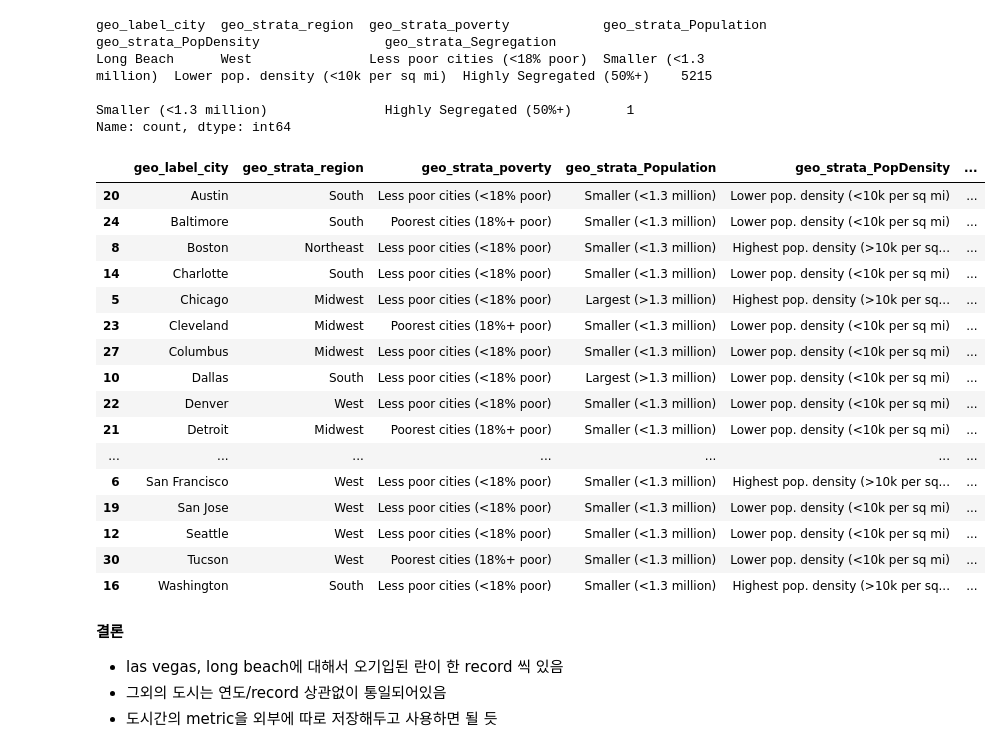
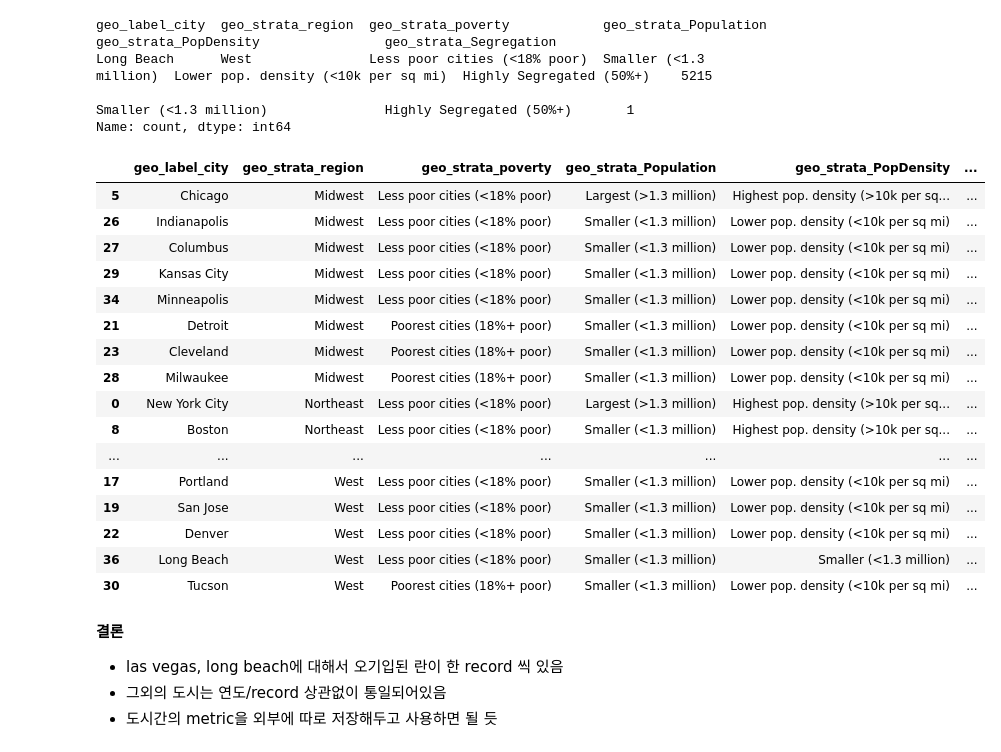
Before and after one commit to WASSUP-AIModel-3rd-Project1/Project-1, a Jupyter notebook: research/240619_EDA_geo.ipynb, the cells around one changed output. Cells and saved outputs as stored; diff of their text form; code cells hidden in the pictures.

```diff
--- a/research/240619_EDA_geo.ipynb
+++ b/research/240619_EDA_geo.ipynb
@@ -942,25 +946,25 @@ Long Beach      West               Less poor cities (<18% poor)  Smaller (<1.3 m
                                                                                          Smaller (<1.3 million)               Highly Segregated (50%+)       1
 Name: count, dtype: int64
 # %%
-df_city[cols].fillna('NAN').value_counts().reset_index(drop=False).sort_values(by ='geo_label_city')
+df_city[cols].fillna('NAN').value_counts().reset_index(drop=False).sort_values(by =col_list)
 # %% [output]
 |  | geo_label_city | geo_strata_region | geo_strata_poverty | geo_strata_Population | geo_strata_PopDensity | ... |
-| 20 | Austin | South | Less poor cities (<18% poor) | Smaller (<1.3 million) | Lower pop. density (<10k per sq mi) | ... |
-| 24 | Baltimore | South | Poorest cities (18%+ poor) | Smaller (<1.3 million) | Lower pop. density (<10k per sq mi) | ... |
+| 5 | Chicago | Midwest | Less poor cities (<18% poor) | Largest (>1.3 million) | Highest pop. density (>10k per sq... | ... |
+| 26 | Indianapolis | Midwest | Less poor cities (<18% poor) | Smaller (<1.3 million) | Lower pop. density (<10k per sq mi) | ... |
+| 27 | Columbus | Midwest | Less poor cities (<18% poor) | Smaller (<1.3 million) | Lower pop. density (<10k per sq mi) | ... |
+| 29 | Kansas City | Midwest | Less poor cities (<18% poor) | Smaller (<1.3 million) | Lower pop. density (<10k per sq mi) | ... |
+| 34 | Minneapolis | Midwest | Less poor cities (<18% poor) | Smaller (<1.3 million) | Lower pop. density (<10k per sq mi) | ... |
+| 21 | Detroit | Midwest | Poorest cities (18%+ poor) | Smaller (<1.3 million) | Lower pop. density (<10k per sq mi) | ... |
+| 23 | Cleveland | Midwest | Poorest cities (18%+ poor) | Smaller (<1.3 million) | Lower pop. density (<10k per sq mi) | ... |
+| 28 | Milwaukee | Midwest | Poorest cities (18%+ poor) | Smaller (<1.3 million) | Lower pop. density (<10k per sq mi) | ... |
+| 0 | New York City | Northeast | Less poor cities (<18% poor) | Largest (>1.3 million) | Highest pop. density (>10k per sq... | ... |
 | 8 | Boston | Northeast | Less poor cities (<18% poor) | Smaller (<1.3 million) | Highest pop. density (>10k per sq... | ... |
-| 14 | Charlotte | South | Less poor cities (<18% poor) | Smaller (<1.3 million) | Lower pop. density (<10k per sq mi) | ... |
-| 5 | Chicago | Midwest | Less poor cities (<18% poor) | Largest (>1.3 million) | Highest pop. density (>10k per sq... | ... |
-| 23 | Cleveland | Midwest | Poorest cities (18%+ poor) | Smaller (<1.3 million) | Lower pop. density (<10k per sq mi) | ... |
-| 27 | Columbus | Midwest | Less poor cities (<18% poor) | Smaller (<1.3 million) | Lower pop. density (<10k per sq mi) | ... |
-| 10 | Dallas | South | Less poor cities (<18% poor) | Largest (>1.3 million) | Lower pop. density (<10k per sq mi) | ... |
+| ... | ... | ... | ... | ... | ... | ... |
+| 17 | Portland | West | Less poor cities (<18% poor) | Smaller (<1.3 million) | Lower pop. density (<10k per sq mi) | ... |
+| 19 | San Jose | West | Less poor cities (<18% poor) | Smaller (<1.3 million) | Lower pop. density (<10k per sq mi) | ... |
 | 22 | Denver | West | Less poor cities (<18% poor) | Smaller (<1.3 million) | Lower pop. density (<10k per sq mi) | ... |
-| 21 | Detroit | Midwest | Poorest cities (18%+ poor) | Smaller (<1.3 million) | Lower pop. density (<10k per sq mi) | ... |
-| ... | ... | ... | ... | ... | ... | ... |
-| 6 | San Francisco | West | Less poor cities (<18% poor) | Smaller (<1.3 million) | Highest pop. density (>10k per sq... | ... |
-| 19 | San Jose | West | Less poor cities (<18% poor) | Smaller (<1.3 million) | Lower pop. density (<10k per sq mi) | ... |
-| 12 | Seattle | West | Less poor cities (<18% poor) | Smaller (<1.3 million) | Lower pop. density (<10k per sq mi) | ... |
+| 36 | Long Beach | West | Less poor cities (<18% poor) | Smaller (<1.3 million) | Smaller (<1.3 million) | ... |
 | 30 | Tucson | West | Poorest cities (18%+ poor) | Smaller (<1.3 million) | Lower pop. density (<10k per sq mi) | ... |
-| 16 | Washington | South | Less poor cities (<18% poor) | Smaller (<1.3 million) | Highest pop. density (>10k per sq... | ... |
 # %% [markdown]
 **결론**
 - las vegas, long beach에 대해서 오기입된 란이 한 record 씩 있음
```
Also changed, not shown: parts of 1 cell of this notebook, 2 other files.
